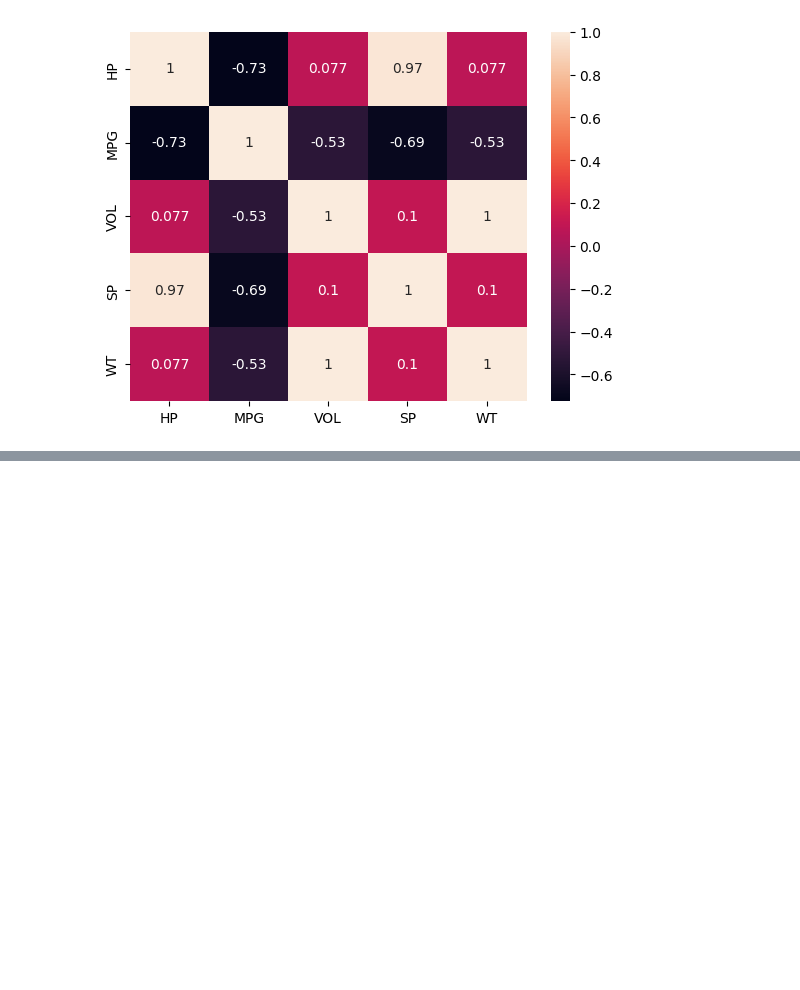
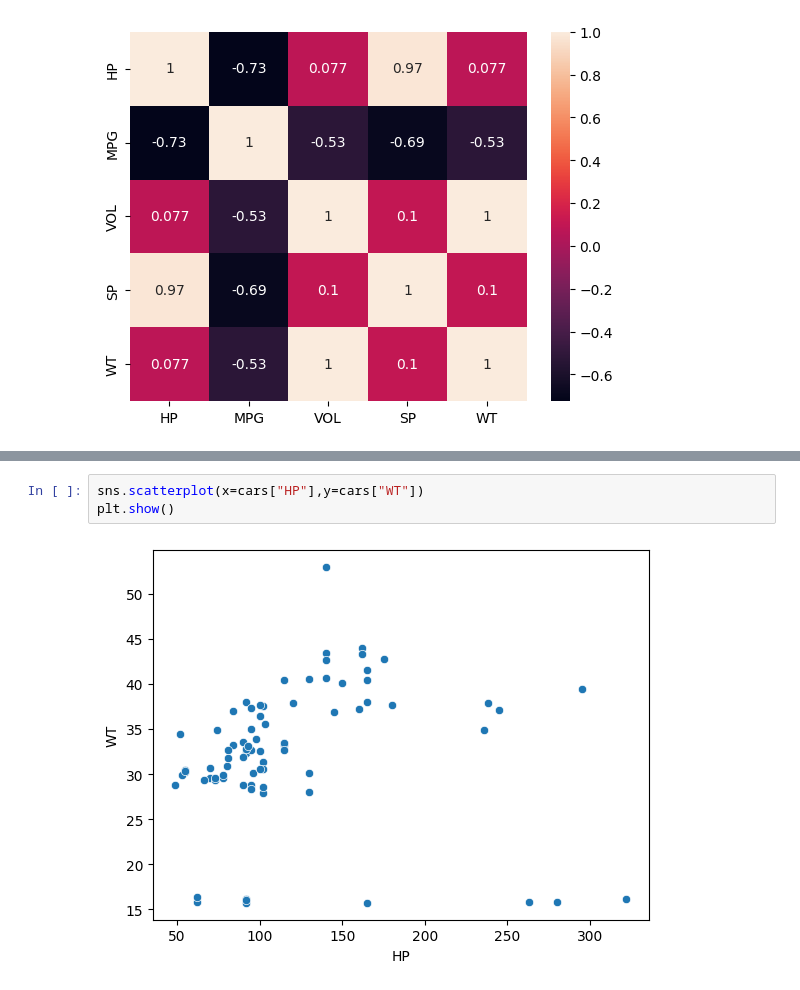
Before and after one commit to MeghanaPidaparthi/ExcelR-tutorials, a Jupyter notebook: Day_21.ipynb, the cells around one changed output, grey strips where cells are left out. Saved outputs shown, nothing was run; the diff lists cells and outputs as text; blank space fills up the shorter version.

```diff
--- a/Day_21.ipynb
+++ b/Day_21.ipynb
@@ -75,0 +94,5 @@ plt.show()
+# %%
+sns.scatterplot(x=cars["HP"],y=cars["WT"])
+plt.show()
+# %% [output]
+[figure, added]
```
Also changed, not shown: parts of 10 cells of this notebook.
